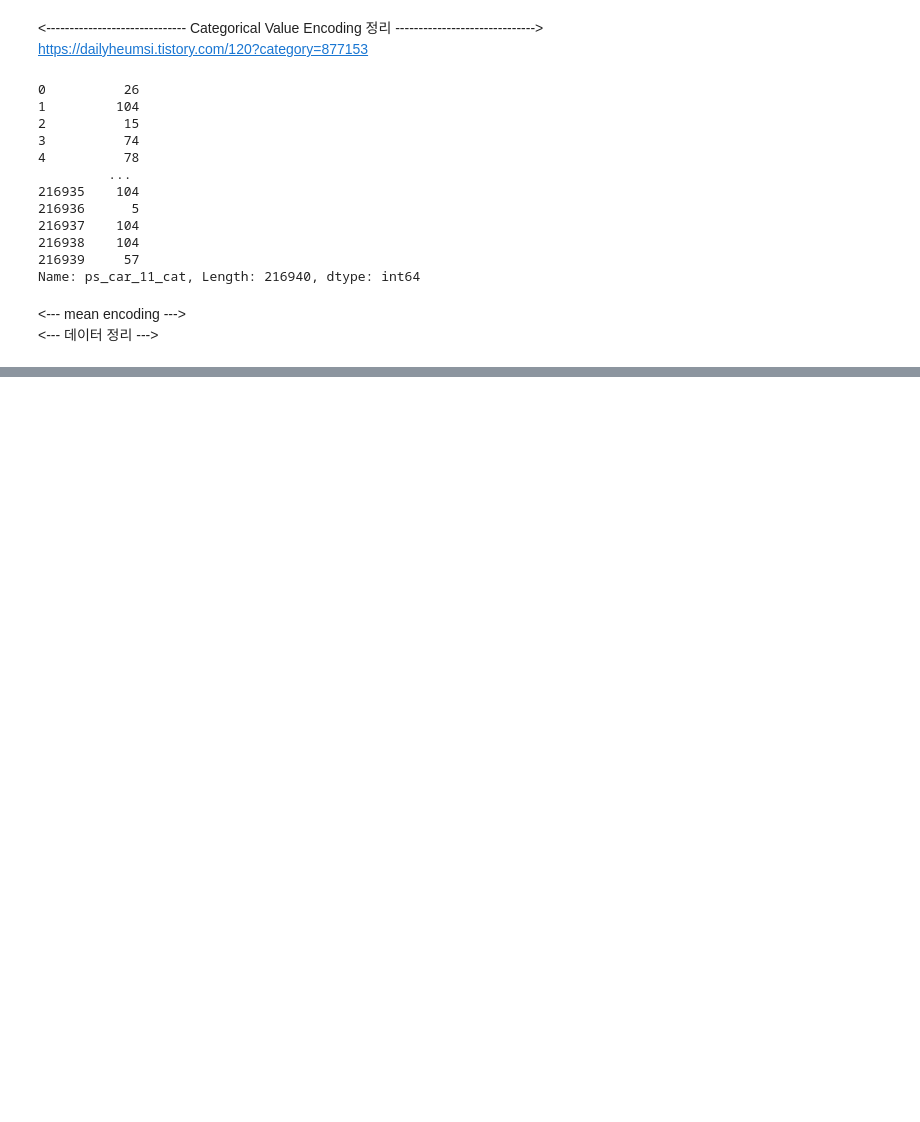
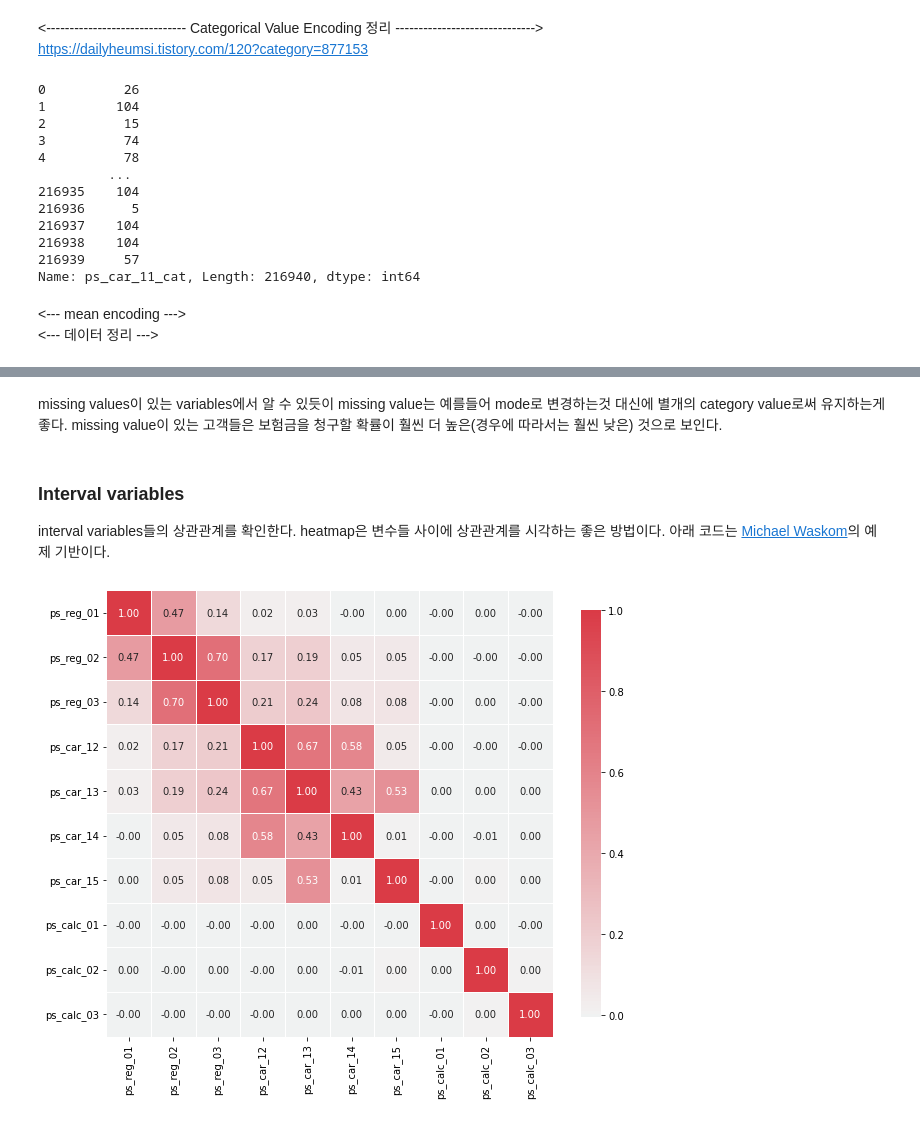
Before and after one commit to jsm9720/kaggle-study, a Jupyter notebook: Porto-Seguro-Safe-Driver-Prediction/Data_Preparation_and_Exploration.ipynb, the cells around one changed output, grey strips where cells are left out. Drawn from its saved outputs; the diff is of its cells as text; code cells hidden in the pictures; blank space fills up the shorter version.

Commit message:
UPDATE: Porto-Seguro`s code
I modify Porto-Seguro`s code
I studied up to chapter `Creating dummy variables`.

```diff
--- a/Porto-Seguro-Safe-Driver-Prediction/Data_Preparation_and_Exploration.ipynb
+++ b/Porto-Seguro-Safe-Driver-Prediction/Data_Preparation_and_Exploration.ipynb
@@ -539,0 +575,21 @@ Name: ps_car_11_cat, Length: 216940, dtype: int64
+# %% [markdown]
+missing values이 있는 variables에서 알 수 있듯이 missing value는 예를들어 mode로 변경하는것 대신에 별개의 category value로써 유지하는게 좋다. missing value이 있는 고객들은 보험금을 청구할 확률이 훨씬 더 높은(경우에 따라서는 훨씬 낮은) 것으로 보인다.
+# %% [markdown]
+### Interval variables
+interval variables들의 상관관계를 확인한다. heatmap은 변수들 사이에 상관관계를 시각하는 좋은 방법이다. 아래 코드는 [Michael Waskom](http://seaborn.pydata.org/examples/many_pairwise_correlations.html)의 예제 기반이다.
+# %%
+def corr_heatmap(v):
+    correlations = train[v].corr()
+
+    # Create color map ranging between two colors
+    cmap = sns.diverging_palette(220, 10, as_cmap=True)
+
+    fig, ax = plt.subplots(figsize=(10,10))
+    sns.heatmap(correlations, cmap=cmap, vmax=1.0, center=0, fmt='.2f',
+                square=True, linewidths=.5, annot=True, cbar_kws={"shrink": .75})
+    plt.show();
+
+v = meta[(meta.level == 'interval') & (meta.keep)].index
+corr_heatmap(v)
+# %% [output]
+[figure, added]
```
Also changed, not shown: parts of 22 cells of this notebook.
